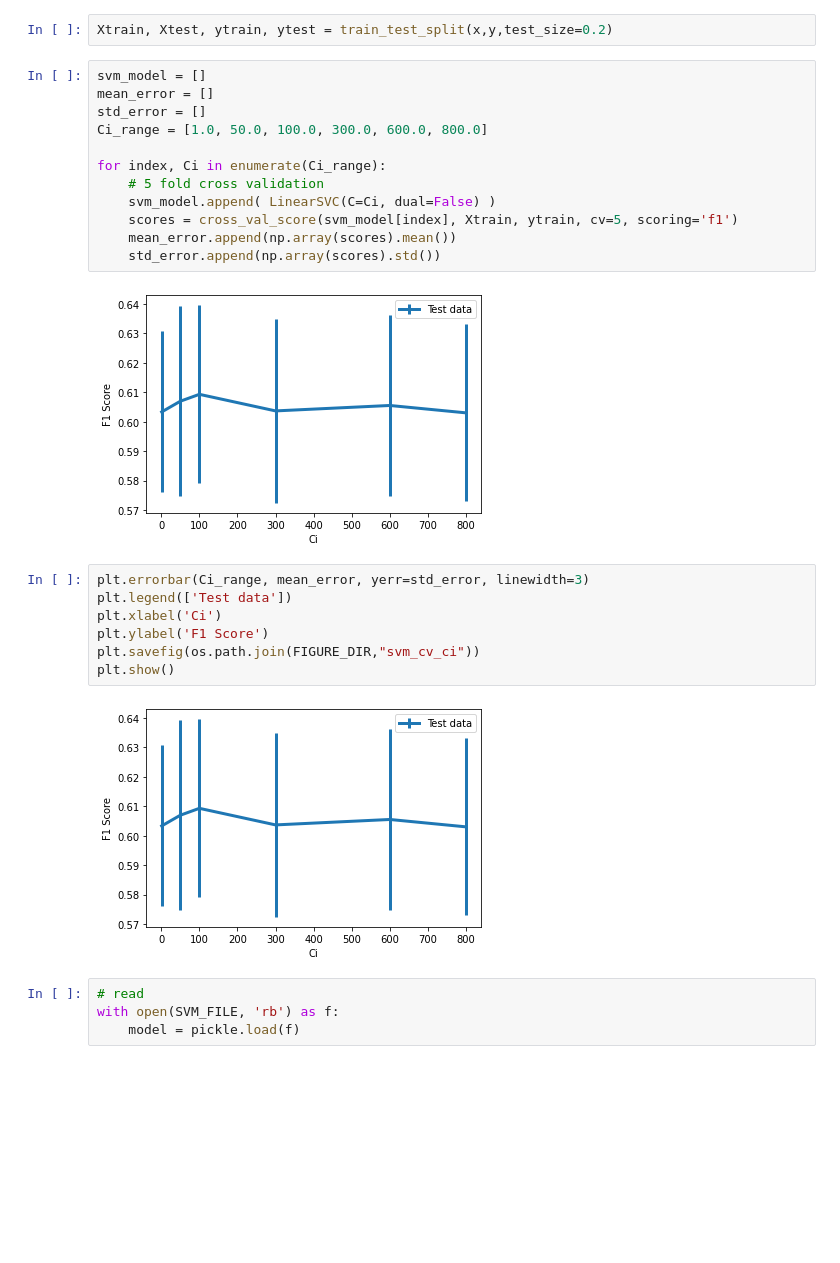
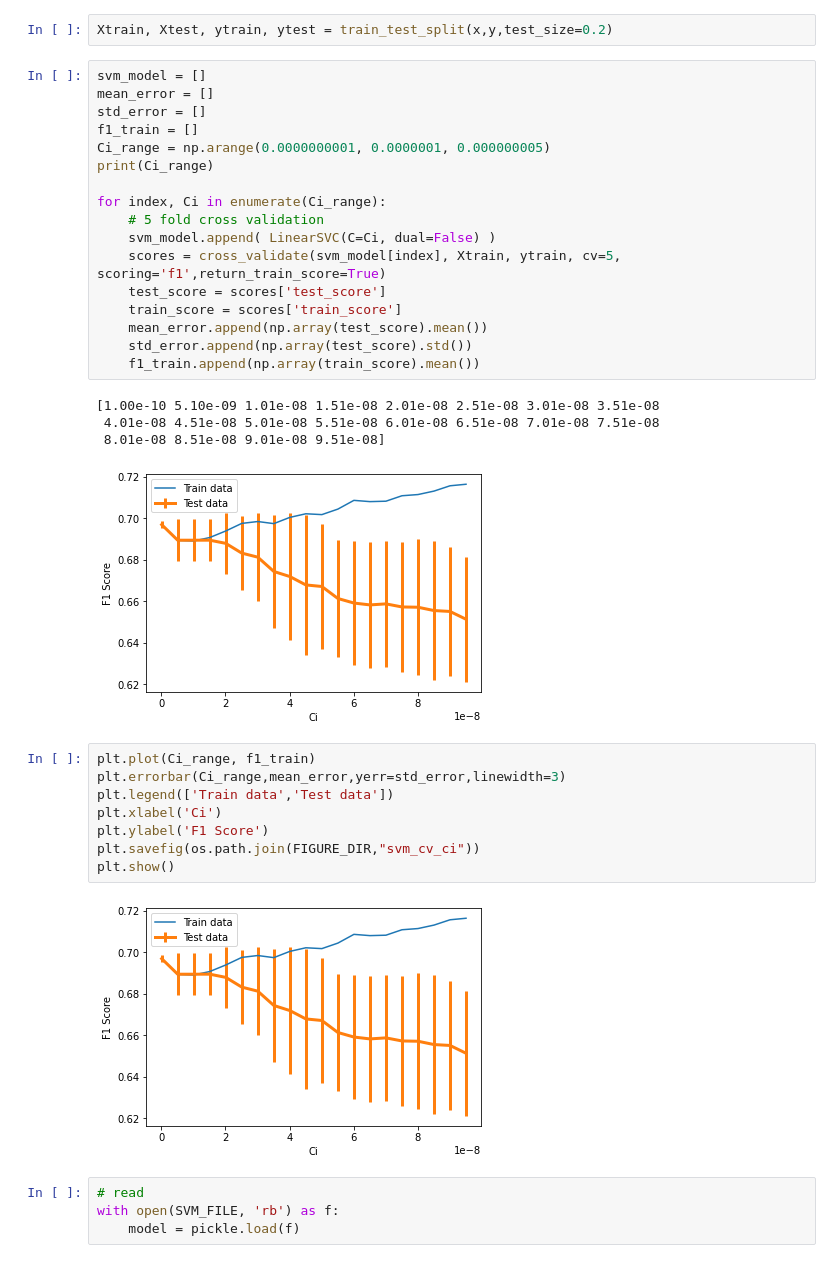
Before and after one commit to Asraelite/ml-group35, a Jupyter notebook: notebook/svm_notebook.ipynb, the cells around one changed output. Cells and saved outputs as stored; diff of their text form; blank space fills up the shorter version.

Commit message:
updated hyperparameter range and include train data metric

```diff
--- a/notebook/svm_notebook.ipynb
+++ b/notebook/svm_notebook.ipynb
@@ -209,26 +210,35 @@ Xtrain, Xtest, ytrain, ytest = train_test_split(x,y,test_size=0.2)
 # %%
 svm_model = []
 mean_error = []
 std_error = []
-Ci_range = [1.0, 50.0, 100.0, 300.0, 600.0, 800.0]
+f1_train = []
+Ci_range = np.arange(0.0000000001, 0.0000001, 0.000000005)
+print(Ci_range)
 
 for index, Ci in enumerate(Ci_range):
     # 5 fold cross validation
     svm_model.append( LinearSVC(C=Ci, dual=False) )
-    scores = cross_val_score(svm_model[index], Xtrain, ytrain, cv=5, scoring='f1')
-    mean_error.append(np.array(scores).mean())
-    std_error.append(np.array(scores).std())
+    scores = cross_validate(svm_model[index], Xtrain, ytrain, cv=5, scoring='f1',return_train_score=True)
+    test_score = scores['test_score']
+    train_score = scores['train_score']
+    mean_error.append(np.array(test_score).mean())
+    std_error.append(np.array(test_score).std())
+    f1_train.append(np.array(train_score).mean())
 # %% [output]
+[1.00e-10 5.10e-09 1.01e-08 1.51e-08 2.01e-08 2.51e-08 3.01e-08 3.51e-08
+ 4.01e-08 4.51e-08 5.01e-08 5.51e-08 6.01e-08 6.51e-08 7.01e-08 7.51e-08
+ 8.01e-08 8.51e-08 9.01e-08 9.51e-08]
-[figure, old version]
+[figure, new version]
-# %%
-plt.errorbar(Ci_range, mean_error, yerr=std_error, linewidth=3)
-plt.legend(['Test data'])
-plt.xlabel('Ci')
-plt.ylabel('F1 Score')
-plt.savefig(os.path.join(FIGURE_DIR,"svm_cv_ci"))
-plt.show()
-# %% [output]
-[figure, removed]
+# %%
+plt.plot(Ci_range, f1_train)
+plt.errorbar(Ci_range,mean_error,yerr=std_error,linewidth=3)
+plt.legend(['Train data','Test data'])
+plt.xlabel('Ci')
+plt.ylabel('F1 Score')
+plt.savefig(os.path.join(FIGURE_DIR,"svm_cv_ci"))
+plt.show()
+# %% [output]
+[figure, added]
 # %%
 # read
 with open(SVM_FILE, 'rb') as f:
```
Also changed, not shown: parts of 7 cells of this notebook, 7 other files.
